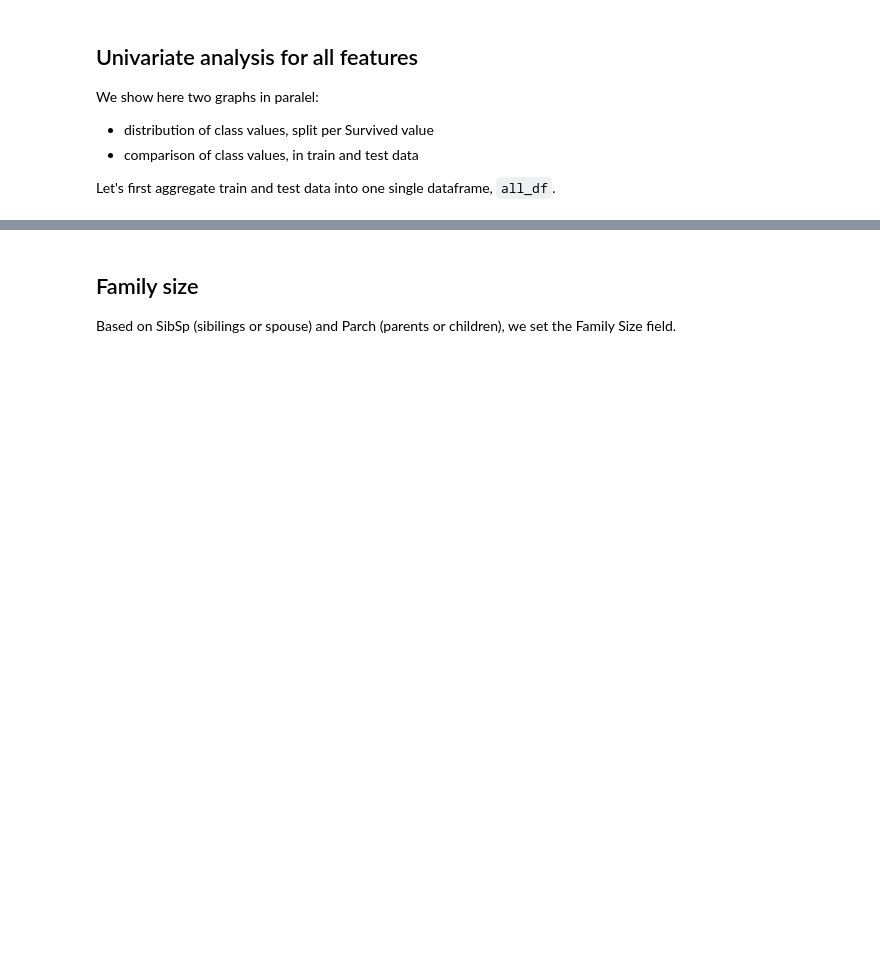
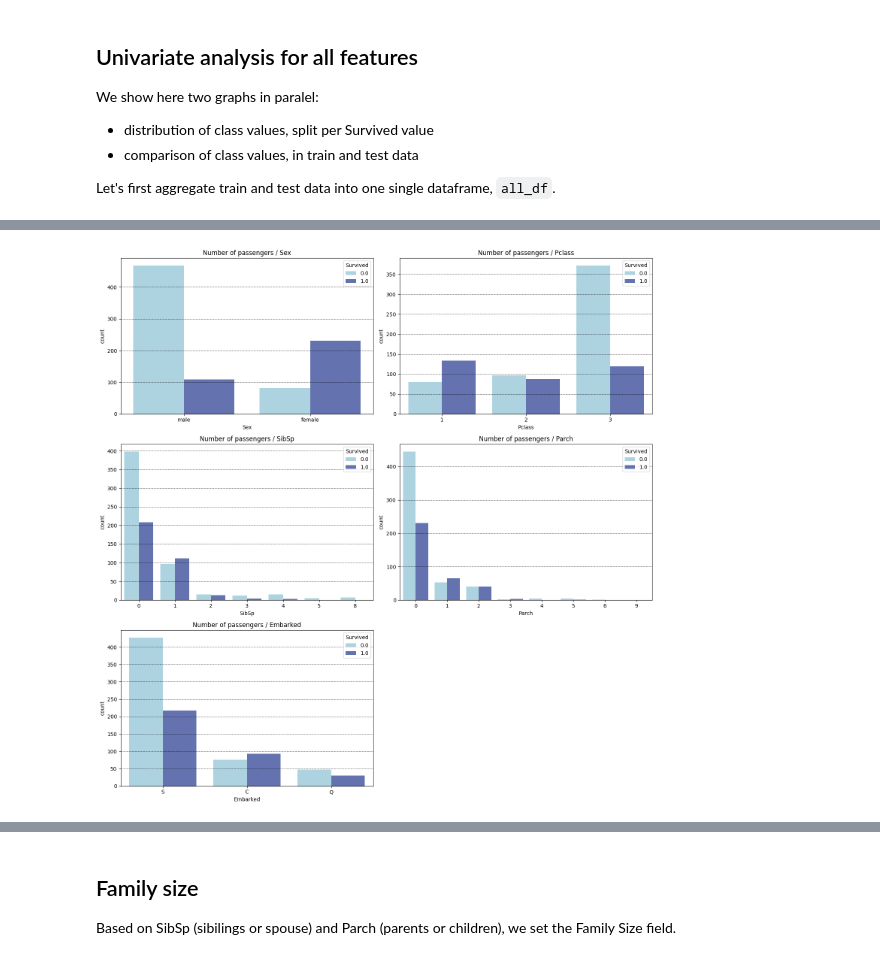
Before and after one commit to Farmer122/titanic_problem_set, a Jupyter notebook: Titanic Data Journey.ipynb, the cells around one changed output, grey strips where cells are left out. Cells and saved outputs as stored; diff of their text form; code cells hidden in the pictures; blank space fills up the shorter version.

```diff
--- a/Titanic Data Journey.ipynb
+++ b/Titanic Data Journey.ipynb
@@ -239,0 +240,5 @@ plt.show()
+# %%
+# There were NaN values in the "Embarked" column.
+
+all_df = all_df.dropna(subset=["Embarked"])
+all_df.head()
@@ -240,3 +252,22 @@ plt.show()
 # %%
-# Plot count pairs using all_df for the columns: Sex, Pclasss, SibSp, Parch, Embarked
+# Ensure no duplicate columns
+if all_df.columns.duplicated().any():
+    all_df = all_df.loc[:, ~all_df.columns.duplicated()]
+
+columns_to_plot = ["Sex", "Pclass", "SibSp", "Parch", "Embarked"]
+fig, axes = plt.subplots(nrows=3, ncols=2, figsize=(15, 15))
+
+for i, column in enumerate(columns_to_plot):
+    ax = axes[i // 2, i % 2]
+    sns.countplot(x=column, data=all_df, hue="Survived", palette=color_list, ax=ax)
+    ax.set_title(f"Number of passengers / {column}")
+    ax.grid(color="black", linestyle="-.", linewidth=0.5, axis="y", which="major")
+
+# Remove the empty subplot
+fig.delaxes(axes[2, 1])
+
+plt.tight_layout()
+plt.show()
+# %% [output]
+[figure, added]
 # %%
```
Also changed, not shown: parts of 14 cells of this notebook.
